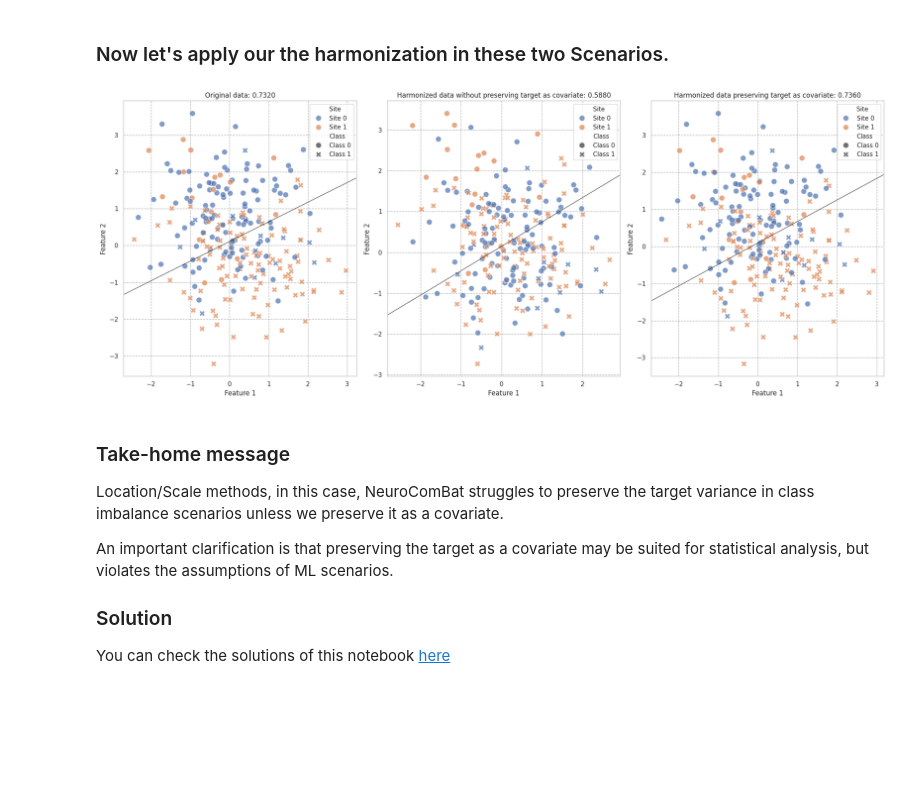
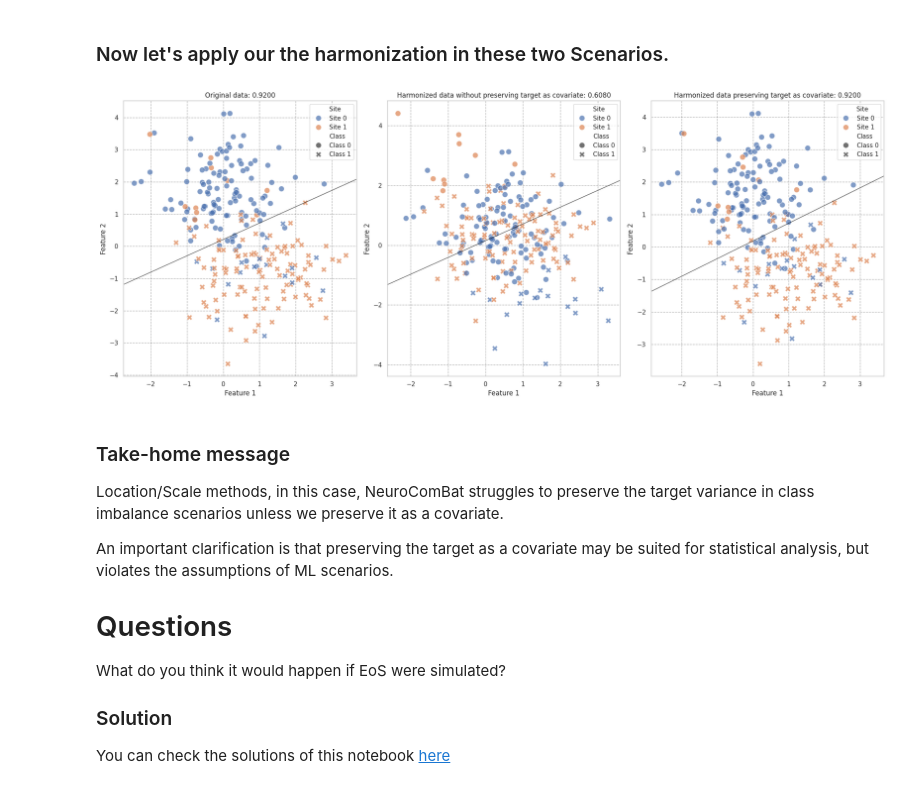
Before and after one commit to N-Nieto/OHBM2026_Educational_course_harmonization, a Jupyter notebook: notebooks/block03/B3_N4_ComBat_in_imbalance_classes.ipynb, the cells around one changed output. Saved outputs shown, nothing was run; the diff lists cells and outputs as text; code cells hidden in the pictures; blank space fills up the shorter version.

```diff
--- a/notebooks/block03/B3_N4_ComBat_in_imbalance_classes.ipynb
+++ b/notebooks/block03/B3_N4_ComBat_in_imbalance_classes.ipynb
@@ -38,7 +45,7 @@ To generate the site-target dependence, we will generate an imbalance problem by
 # Data generation
 X, y, sites = make_multisite_classification(
     n_features=2,
-    signal_strength=1,
+    signal_strength=2,
     site_effect_strength=0,
     balance_per_site=[0.1, 0.9],
     site_effect_homogeneous=True,
@@ -51,7 +58,7 @@ X_train, X_test, y_train, y_test, sites_train, sites_test = train_test_split(
     X, y, sites
 )
 
-clf = LogisticRegression()
+clf = LogisticRegression(random_state=random_state)
 combat = NeuroComBat()
 # %% [markdown]
 ### Now let's apply our the harmonization in these two Scenarios.
@@ -65,16 +72,19 @@ X_harmonized = combat.transform(X_test, sites_test)
 
 # Preserve the target as covariate
 # This is the key line: we need to include the target variable as a covariate
-# to preserve its relationship with the features during harmonization.
+# to preserve the  features's signal during harmonization.
 X_harmonized_train_target = combat.fit_transform(
-    X=X_train, sites=sites_train, categorical_covariates=y_train.reshape(-1, 1)
+    X=X_train, sites=sites_train, categorical_covariates=y_train
 )
 
 #############################################################################################
-# This step represent *data leakage* in a ML learning pipeline, as the test target is unknown.
+# This step generally represent *data leakage* in a ML learning pipeline
+# In most of the ML applications, the test target is unknown and is what we aim to predict.
+# We should not be able to give this information to the harmonization model.
 X_harmonized_target = combat.transform(
-    X_test, sites_test, categorical_covariates=y_test.reshape(-1, 1)
+    X_test, sites_test, categorical_covariates=y_test
 )
+
 #############################################################################################
 
 
@@ -145,34 +155,34 @@ sns.scatterplot(
 )
 clf.fit(X_harmonized_train, y_train)
 scores = clf.score(X_harmonized, y_test)
 
 ax[1].set_title(f"Harmonized data without preserving target as covariate: {scores:.4f}")
 ax[1].grid(alpha=0.3, color="black", linestyle="--")
 
 plot_decision_boundary_2d(ax[1], clf)
 # Plot with site as hue and class as style
 sns.scatterplot(
     data=df_harm_target,
     x="Feature 1",
     y="Feature 2",
     hue="Site",
     style="Class",
     s=100,
     alpha=0.7,
     ax=ax[2],
     hue_order=["Site 0", "Site 1"],
     style_order=["Class 0", "Class 1"],
 )
 clf.fit(X_harmonized_train_target, y_train)
 scores = clf.score(X_harmonized_target, y_test)
 
 ax[2].set_title(f"Harmonized data preserving target as covariate: {scores:.4f}")
 ax[2].grid(alpha=0.3, color="black", linestyle="--")
 plot_decision_boundary_2d(ax[2], clf)
 
 plt.tight_layout()
 # %% [output]
-[figure, old version]
+[figure, new version]
 # %% [markdown]
 ### Take-home message
 
@@ -180,6 +190,9 @@ Location/Scale methods, in this case, NeuroComBat struggles to preserve the targ
 
 An important clarification is that preserving the target as a covariate may be suited for statistical analysis, but violates the assumptions of ML scenarios.
 
+# Questions
+What do you think it would happen if EoS were simulated?
+
 ### Solution
 
 You can check the solutions of this notebook [here](https://github.com/N-Nieto/OHBM2026_Educational_course_harmonization/tree/main/solutions/block03)
```
Also changed, not shown: parts of 4 cells of this notebook, 1 other file.
